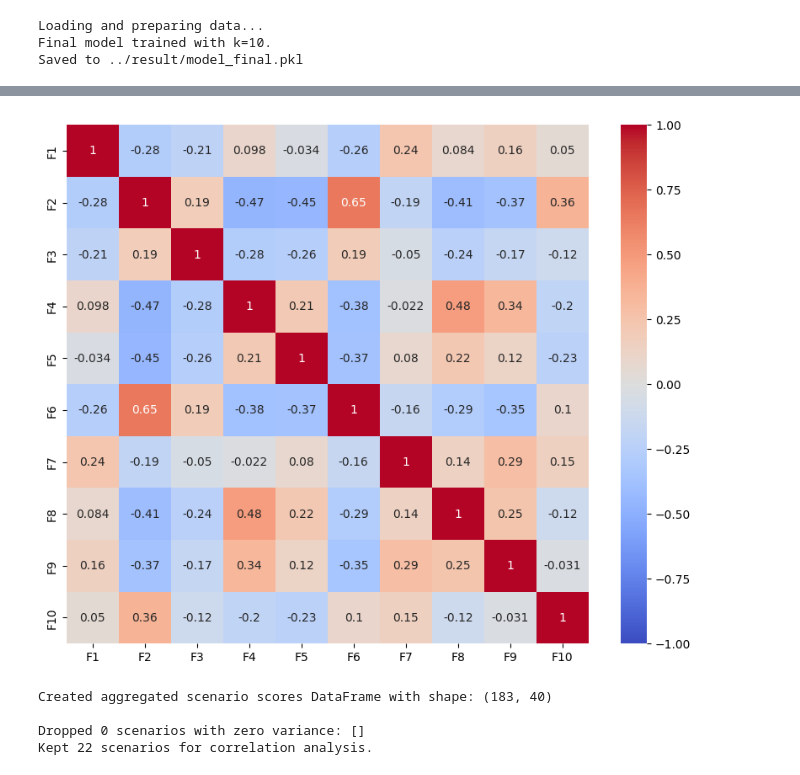
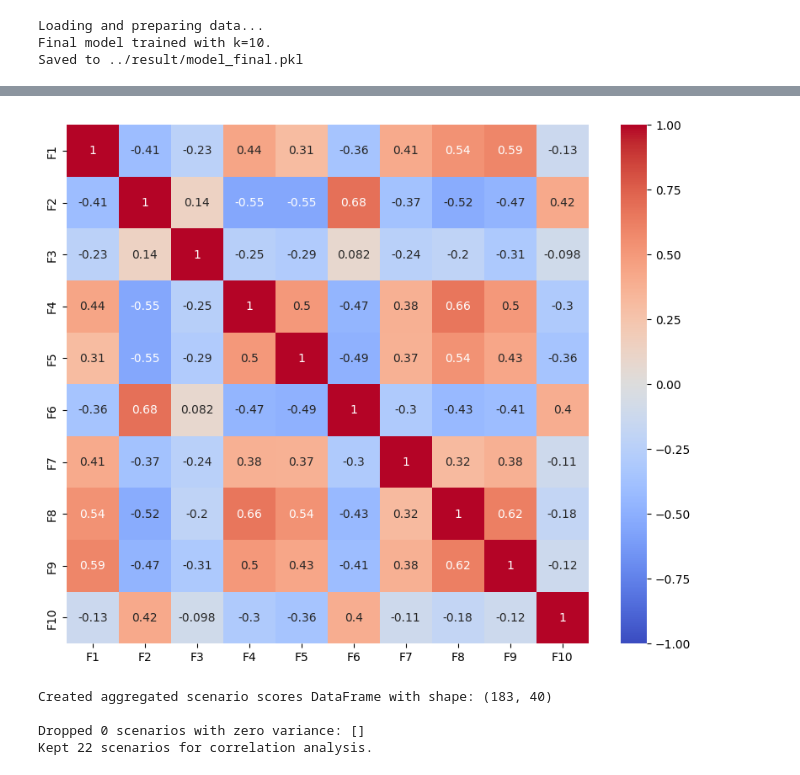
Before and after one commit to ronanhansel/reeval-multi, a Jupyter notebook: unsupervised_factor/item.ipynb, the cells around one changed output, grey strips where cells are left out. Cells and saved outputs as stored; diff of their text form; code cells hidden in the pictures.

```diff
--- a/unsupervised_factor/item.ipynb
+++ b/unsupervised_factor/item.ipynb
@@ -399,20 +691,20 @@ plt.show()
 # %%
 import seaborn as sns
 import matplotlib.pyplot as plt
 
 # Assume 'ability_df' is your DataFrame of model abilities from the previous step
 # It should have a shape of (n_models, k_factors)
 
 # Calculate the correlation between the ability factors
-factor_correlations = ability_df.corr().round(3)
+factor_correlations = ability_df.corr(method='spearman').round(3)
 
 # Visualize the correlation matrix as a heatmap
 plt.figure(figsize=(10, 8))
 sns.heatmap(factor_correlations, annot=True, cmap='coolwarm', vmin=-1, vmax=1)
 plt.savefig("../result/factor-correlations.png", dpi=300, bbox_inches='tight')
 plt.show()
 # %% [output]
-[figure, old version]
+[figure, new version]
 # %%
 import pandas as pd
 import seaborn as sns
```
Also changed, not shown: parts of 5 cells of this notebook.
